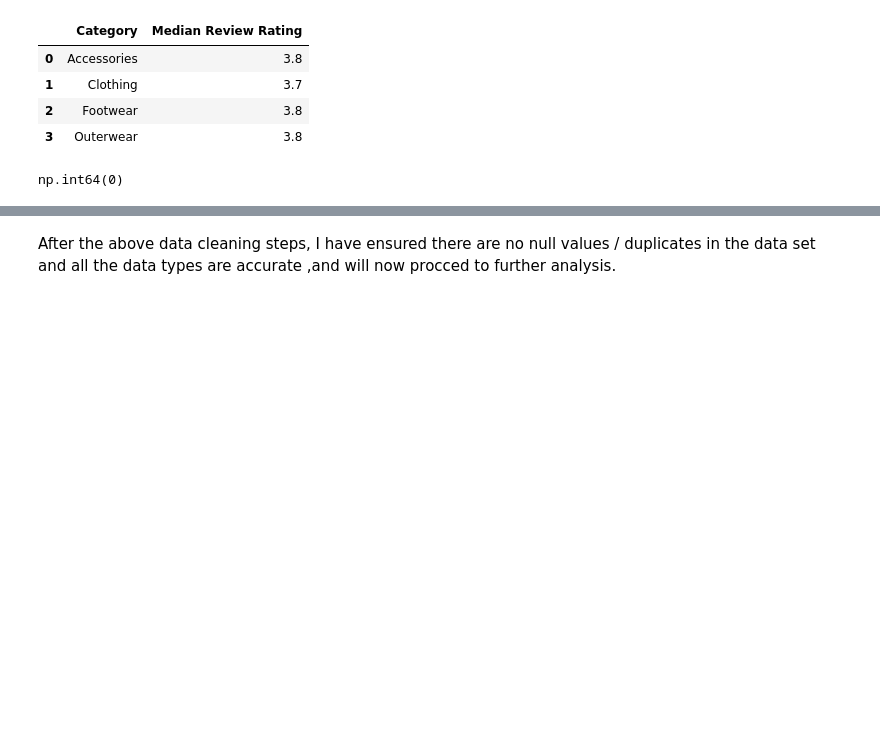
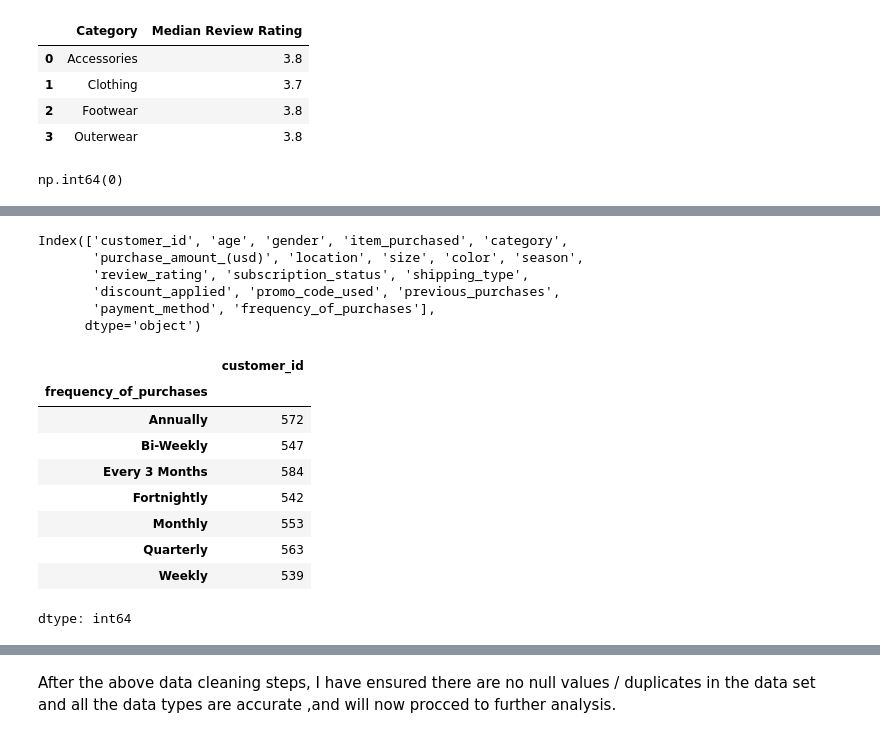
Before and after one commit to varshanookarapu/Customer_Shopping_Behaviour_Analysis_Python, a Jupyter notebook: customer_shopping_behaviour_EDA.ipynb, the cells around one changed output, grey strips where cells are left out. Drawn from its saved outputs; the diff is of its cells as text; code cells hidden in the pictures; blank space fills up the shorter version.

```diff
--- a/customer_shopping_behaviour_EDA.ipynb
+++ b/customer_shopping_behaviour_EDA.ipynb
@@ -162,0 +177,23 @@ customer_behaviour_df.describe(include="all")
+# %%
+
+customer_behaviour_df.columns
+# %% [output]
+Index(['customer_id', 'age', 'gender', 'item_purchased', 'category',
+       'purchase_amount_(usd)', 'location', 'size', 'color', 'season',
+       'review_rating', 'subscription_status', 'shipping_type',
+       'discount_applied', 'promo_code_used', 'previous_purchases',
+       'payment_method', 'frequency_of_purchases'],
+      dtype='object')
+# %%
+customer_behaviour_df.groupby("frequency_of_purchases").count()["customer_id"]
+# %% [output]
+|  | customer_id |
+| frequency_of_purchases |  |
+| Annually | 572 |
+| Bi-Weekly | 547 |
+| Every 3 Months | 584 |
+| Fortnightly | 542 |
+| Monthly | 553 |
+| Quarterly | 563 |
+| Weekly | 539 |
+dtype: int64
```
Also changed, not shown: parts of 5 cells of this notebook.
